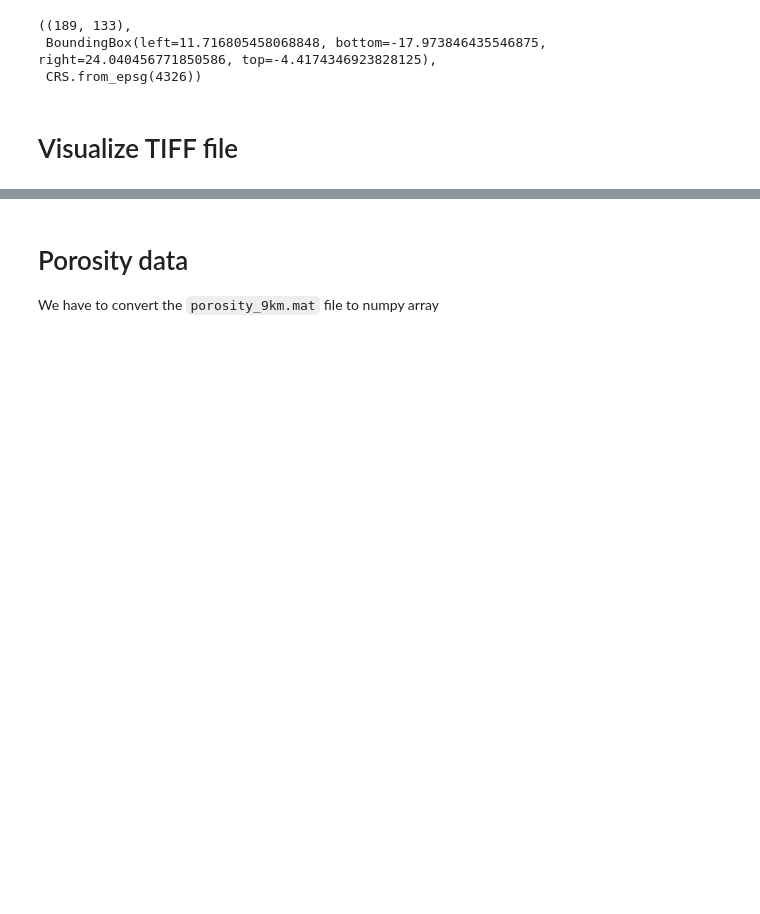
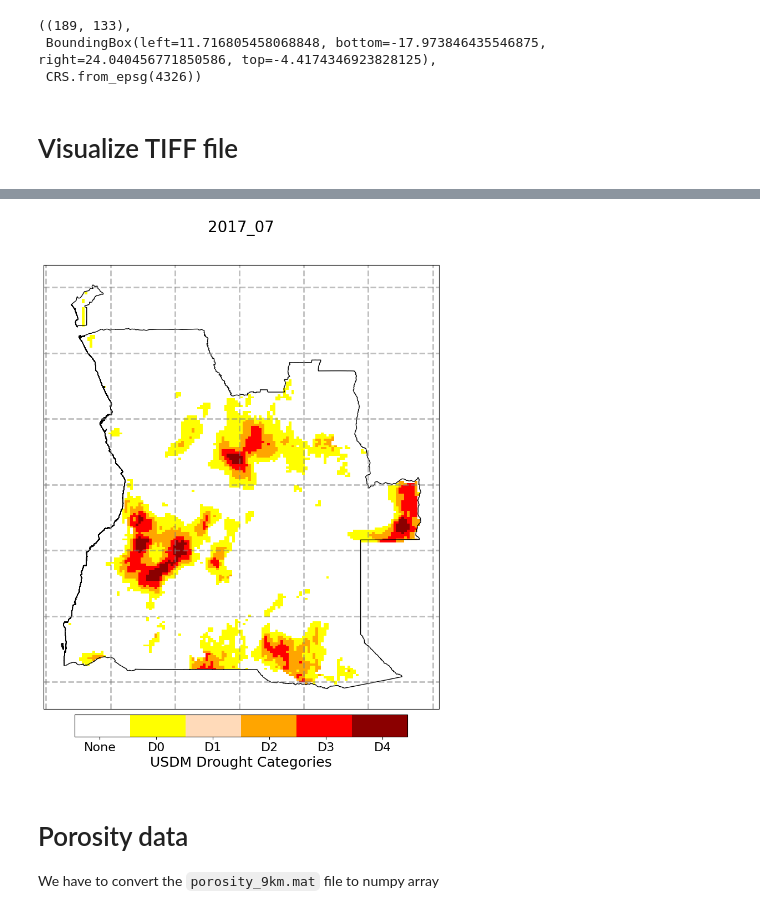
Before and after one commit to edrian-liao/angola-drought, a Jupyter notebook: notebooks/DataExploratory.ipynb, the cells around one changed output, grey strips where cells are left out. Saved outputs shown, nothing was run; the diff lists cells and outputs as text; code cells hidden in the pictures; blank space fills up the shorter version.

```diff
--- a/notebooks/DataExploratory.ipynb
+++ b/notebooks/DataExploratory.ipynb
@@ -80,3 +95,40 @@ sm.shape
+# %%
+def viz_tiff_monthly(date):
+    tif_sample = f"../data/monthly_drought_labels/{date}.tif"
+    with rio.open(tif_sample) as src:
+        label = src.read(1)
+        bounds = src.bounds
+        crs = src.crs
+    fig = plt.figure(figsize=(10, 10))
+    img_extent = (bounds.left, bounds.right, bounds.bottom, bounds.top)
+    ax = fig.add_axes([0.1, 0.1, 0.8, 0.8], projection=ccrs.epsg(3857))
+
+    gl = ax.gridlines(crs=ccrs.PlateCarree(), draw_labels=True, linewidth=2, color='gray',
+                    alpha=0.5, linestyle='--', ylabel_style={'size': 14, 'rotation': 'vertical'},
+                    xlabel_style={'size': 14}) #TODO: insert line styles later
+
+    gl.xlabels_bottom = False
+    gl.xlabels_top = False
+    gl.ylabels_left = False
+    gl.ylabels_right = False
+
+    plot = ax.imshow(label, cmap=cmap, extent=img_extent)
+    shp.geometry.boundary.plot(ax=ax, color='black', linewidth = 1)
+
+    cbar_ax = fig.add_axes([0.20, 0.05, 0.6, 0.04])
+    cbar = plt.colorbar(plot, cax=cbar_ax, orientation='horizontal', pad=0.05)
+    cbar.ax.tick_params(labelsize=16)
+    cbar.set_label('USDM Drought Categories', fontsize=18)
+    cbar.set_ticklabels(['None', 'D0','D1','D2','D3','D4'])
+    cbar.set_ticks(np.linspace(0.3,3.7,6))
+
+    fig.suptitle(f'{date}', fontsize=20)
+
+    # plt.savefig(f'../figures/rzsm_{date}.png', dpi=300, bbox_inches='tight')
+# %%
+viz_tiff_monthly('2017_07')
+# %% [output]
+[figure, added]
 # %% [markdown]
 # Porosity data
 We have to convert the `porosity_9km.mat` file to numpy array
```
Also changed, not shown: parts of 10 cells of this notebook.
